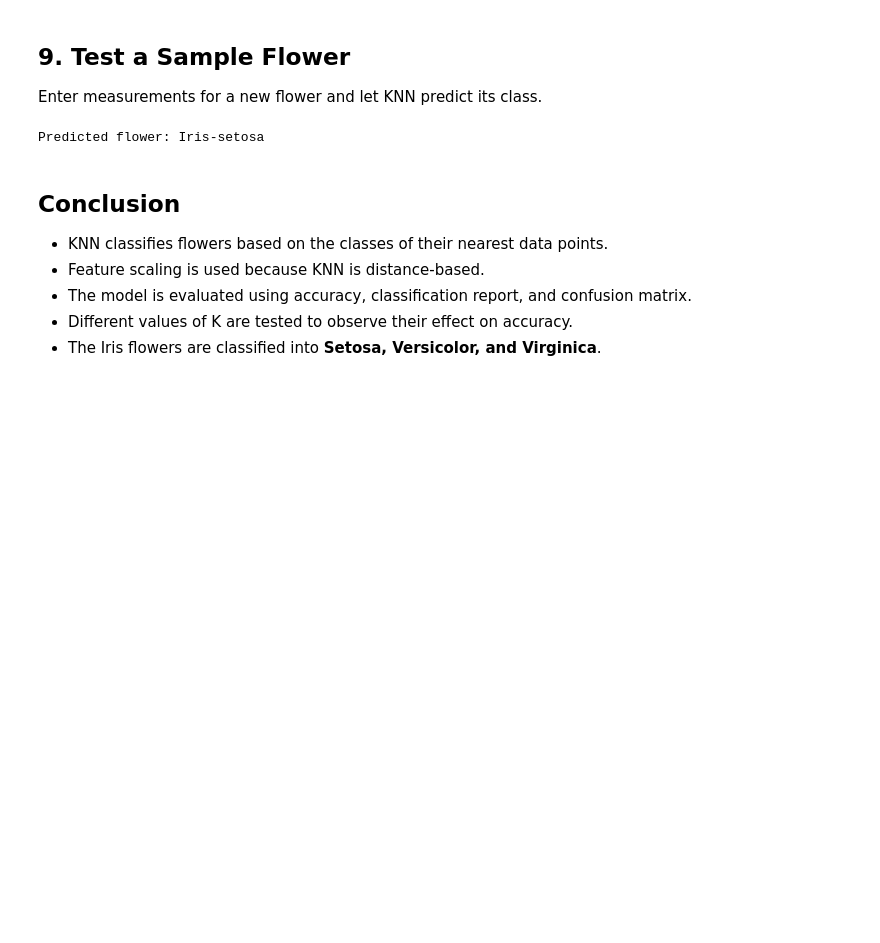
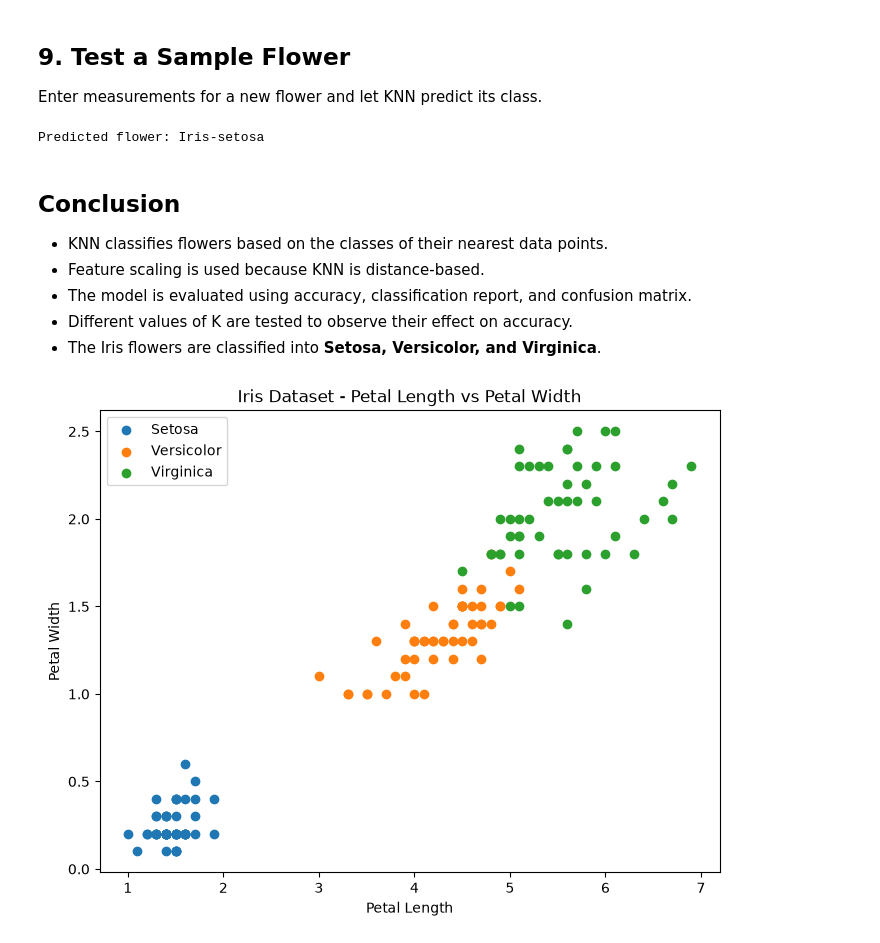
Before and after one commit to SharayuShelke2006/MLDocs, a Jupyter notebook: practicalmodels/pracclg/KNN_Iris_Classification.ipynb, the cells around one changed output. Cells and saved outputs as stored; diff of their text form; code cells hidden in the pictures; blank space fills up the shorter version.

```diff
--- a/practicalmodels/pracclg/KNN_Iris_Classification.ipynb
+++ b/practicalmodels/pracclg/KNN_Iris_Classification.ipynb
@@ -208,3 +208,25 @@ Predicted flower: Iris-setosa
 - The model is evaluated using accuracy, classification report, and confusion matrix.
 - Different values of K are tested to observe their effect on accuracy.
 - The Iris flowers are classified into **Setosa, Versicolor, and Virginica**.
+# %%
+plt.figure(figsize=(8, 6))
+
+plt.scatter(X.loc[y == 'Iris-setosa', 'petal_length'],
+            X.loc[y == 'Iris-setosa', 'petal_width'],
+            label='Setosa')
+
+plt.scatter(X.loc[y == 'Iris-versicolor', 'petal_length'],
+            X.loc[y == 'Iris-versicolor', 'petal_width'],
+            label='Versicolor')
+
+plt.scatter(X.loc[y == 'Iris-virginica', 'petal_length'],
+            X.loc[y == 'Iris-virginica', 'petal_width'],
+            label='Virginica')
+
+plt.xlabel('Petal Length')
+plt.ylabel('Petal Width')
+plt.title('Iris Dataset - Petal Length vs Petal Width')
+plt.legend()
+plt.show()
+# %% [output]
+[figure, added]
```
